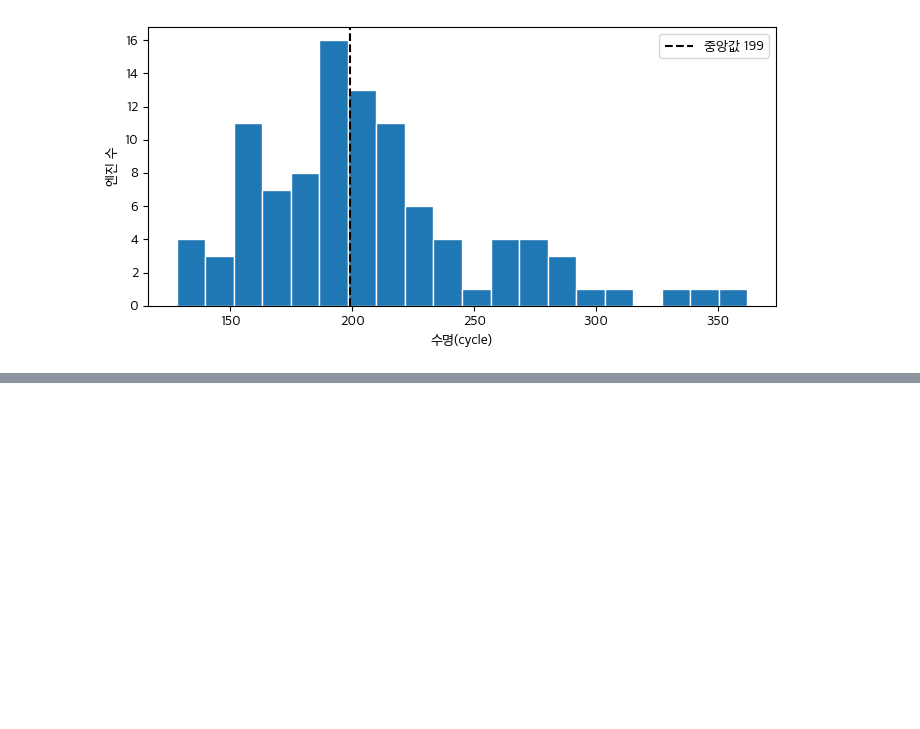
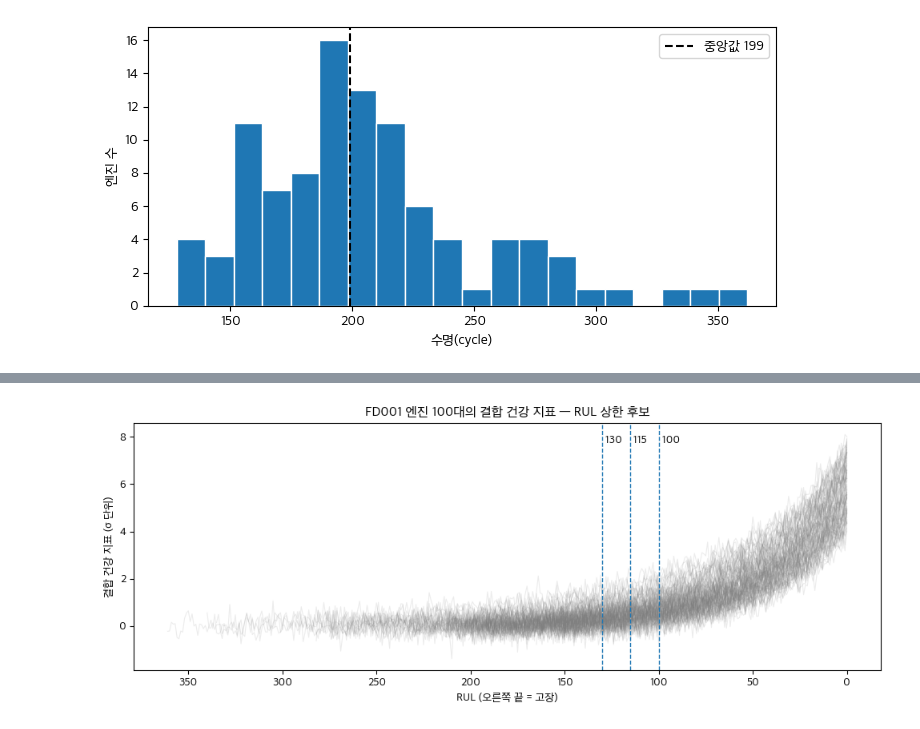
Before and after one commit to poly9010/C-MAPSS-Fleet-RUL-Monitoring-System, a Jupyter notebook: notebooks/(2)EDA.ipynb, the cells around one changed output, grey strips where cells are left out. Cells and saved outputs as stored; diff of their text form; code cells hidden in the pictures; blank space fills up the shorter version.

```diff
--- a/notebooks/(2)EDA.ipynb
+++ b/notebooks/(2)EDA.ipynb
@@ -36,0 +42,3 @@ Name: cycle, dtype: float64
+# %%
+sens = ['s2', 's3', 's4', 's7', 's8',
+       's9', 's11', 's12', 's13', 's14', 's15', 's17', 's20', 's21']
@@ -36,0 +249,19 @@ Name: cycle, dtype: float64
+# %%
+sens12 = ["s2","s3","s4","s7","s8","s11","s12","s13","s15","s17","s20","s21"]
+sign = P.groupby("sensor")["k"].median().apply(np.sign)        # 센서별 열화 방향
+sig  = P.set_index(["engine", "sensor"])["sigma"]               # 엔진·센서별 노이즈 크기
+
+rows, HI_curves = [], {}
+for eid, g in train1.groupby("engine_id"):
+    t = g["cycle"].values.astype(float)
+    z = np.mean([sign[s] * (g[s].values - g[s].values[:30].mean()) / sig[(eid, s)]
+                 for s in sens12], axis=0)                      # 초기 30사이클 대비 벗어난 정도(σ 단위)의 평균
+    HI_curves[eid] = (t.max() - t, z)
+    (c, k, r), sz = fit_exp_params(t, z)
+    snr = abs(k) / sz
+    rows.append({"engine": eid, "life": t.max(), "snr": snr,
+                 "knee_1s": np.log(snr) / r if snr > 1 else np.nan,
+                 "knee_2s": np.log(snr / 2) / r if snr > 2 else np.nan})
+HI = pd.DataFrame(rows)
+print(HI[["snr", "knee_1s", "knee_2s"]].describe().round(1))
+print("결합 무릎-수명 상관:", round(HI[["knee_1s", "life"]].corr(method="spearman").iloc[0, 1], 2))
@@ -36,0 +279,11 @@ Name: cycle, dtype: float64
+# %%
+fig, ax = plt.subplots(figsize=(10, 4))
+for eid, (rul, z) in HI_curves.items():
+    ax.plot(rul, z, color="gray", alpha=.15, lw=.8)
+for cap in [100, 115, 130]:
+    ax.axvline(cap, ls="--", lw=1); ax.text(cap, ax.get_ylim()[1]*.9, f" {cap}")
+ax.invert_xaxis(); ax.set_xlabel("RUL (오른쪽 끝 = 고장)"); ax.set_ylabel("결합 건강 지표 (σ 단위)")
+ax.set_title("FD001 엔진 100대의 결합 건강 지표 — RUL 상한 후보")
+plt.tight_layout(); plt.show()
+# %% [output]
+[figure, added]
```
Also changed, not shown: parts of 19 cells of this notebook.
